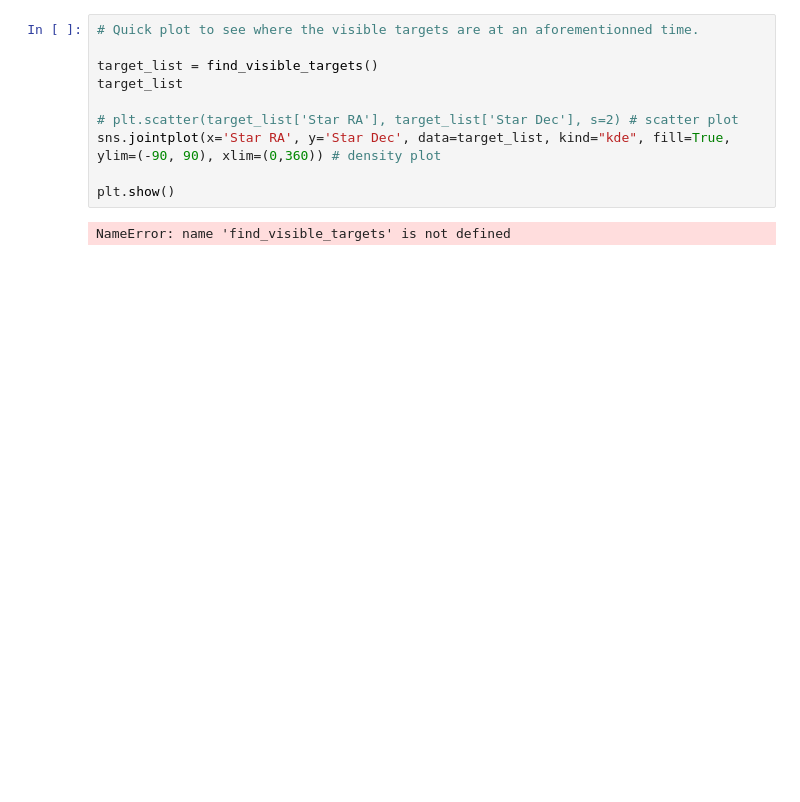
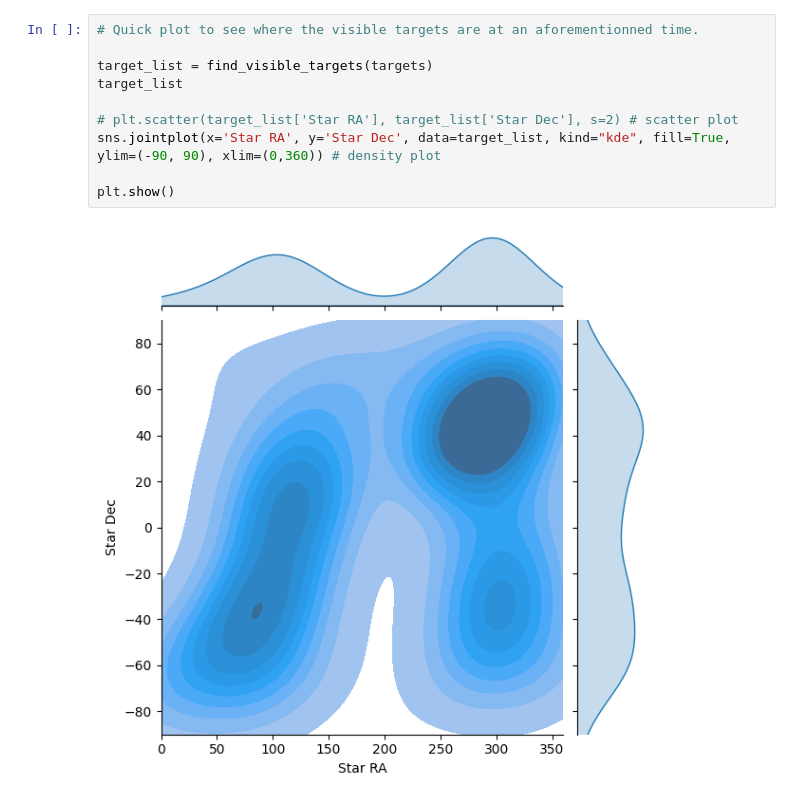
Before and after one commit to catlkx/Ariel-target-selection, a Jupyter notebook: SimpleScheduler.ipynb, the cells around one changed output. Drawn from its saved outputs; the diff is of its cells as text; blank space fills up the shorter version.

```diff
--- a/SimpleScheduler.ipynb
+++ b/SimpleScheduler.ipynb
@@ -116,12 +182,12 @@ plt.show()
 # %%
 # Quick plot to see where the visible targets are at an aforementionned time.
 
-target_list = find_visible_targets()
+target_list = find_visible_targets(targets)
 target_list
 
 # plt.scatter(target_list['Star RA'], target_list['Star Dec'], s=2) # scatter plot
 sns.jointplot(x='Star RA', y='Star Dec', data=target_list, kind="kde", fill=True, ylim=(-90, 90), xlim=(0,360)) # density plot
 
 plt.show()
 # %% [output]
-NameError: name 'find_visible_targets' is not defined
+[figure, added]
```
Also changed, not shown: parts of 15 cells of this notebook, 3 other files.
